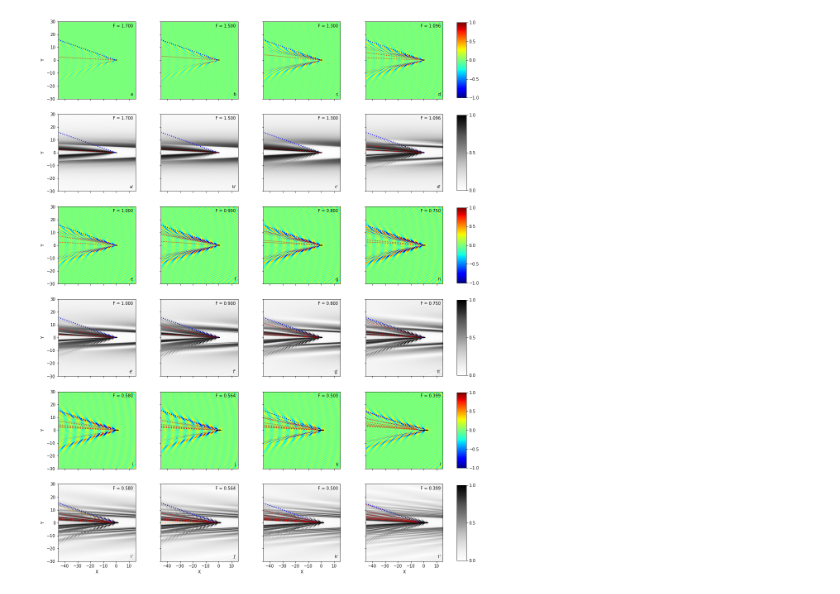
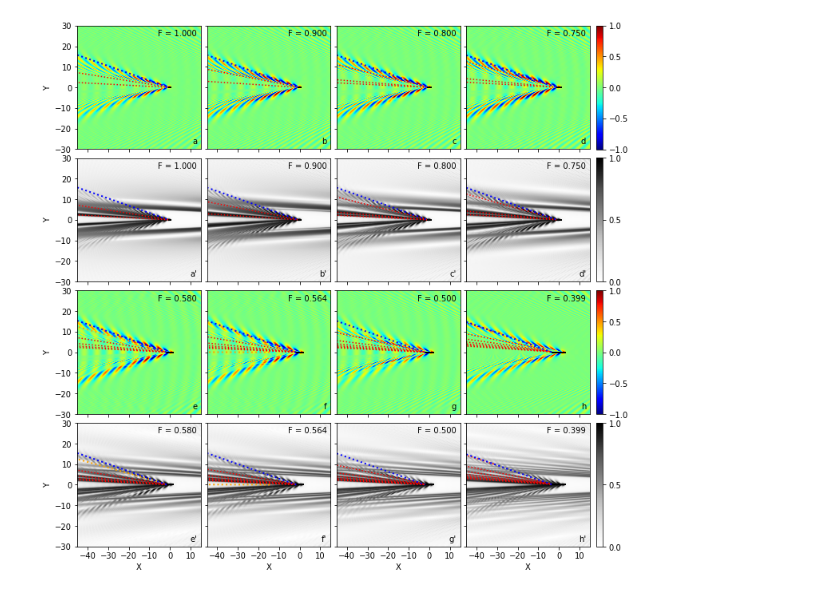
Before and after one commit to jcolen/kelvinmach, a Jupyter notebook: challenging_kelvin/FiniteLengthSegment.ipynb, the cells around one changed output. Drawn from its saved outputs; the diff is of its cells as text; code cells hidden in the pictures.

```diff
--- a/challenging_kelvin/FiniteLengthSegment.ipynb
+++ b/challenging_kelvin/FiniteLengthSegment.ipynb
@@ -91,10 +92,10 @@ def draw_wake_wedge(ax, x, ph, wedge, magnitude=False, bound=None):
     phi = phi / rnge * 2
 
     if magnitude:
-        img = plt.imshow(np.abs(phi), extent=[-r, r, -r, r], \
+        img = ax.imshow(np.abs(phi), extent=[-r, r, -r, r], \
                          interpolation='gaussian', cmap='Greys')
     else:
-        img = plt.imshow(phi, extent=[-r, r, -r, r], \
+        img = ax.imshow(phi, extent=[-r, r, -r, r], \
                          interpolation='gaussian')
     return img
 
@@ -119,11 +120,11 @@ def draw_wake_plot(ax, x, phi, bound=None, scale=False, magnitude=False):
         toshow -= avg
         toshow = toshow / (ubound - lbound) * 2
         if magnitude:
-            img = plt.imshow(np.abs(toshow), extent=[-r, r, -r, r], \
+            img = ax.imshow(np.abs(toshow), extent=[-r, r, -r, r], \
                              interpolation='gaussian', cmap='Greys',
                              vmin=0, vmax=1)
         else:
-            img = plt.imshow(toshow, extent=[-r, r, -r, r], \
+            img = ax.imshow(toshow, extent=[-r, r, -r, r], \
                              interpolation='gaussian',
                              vmin=-1, vmax=1)
     else:
@@ -133,10 +134,10 @@ def draw_wake_plot(ax, x, phi, bound=None, scale=False, magnitude=False):
         toshow = toshow - lbound - rnge/2
         toshow = toshow / rnge * 2
         if magnitude:
-            img = plt.imshow(np.abs(toshow), extent=[-r, r, -r, r], \
+            img = ax.imshow(np.abs(toshow), extent=[-r, r, -r, r], \
                              interpolation='gaussian', cmap='Greys')
         else:
-            img = plt.imshow(toshow, extent=[-r, r, -r, r], \
+            img = ax.imshow(toshow, extent=[-r, r, -r, r], \
                              interpolation='gaussian')
     return img
 
@@ -201,16 +202,16 @@ def phase_contour(ax, x, y, a, rng, extent, linestyles=':'):
 def phase_contour_diff_color(ax, x, y, a, f, rng, extent, colors=['orange', 'red'], kmax=None):
     fo = (2 * rng + 1) * np.pi
     kns = np.power(fo, 2) * np.power(f, 4)
-    print(kns)
+    #print(kns)
     if kmax is not None:
         fo = fo[kns < kmax]
         kns = kns[kns < kmax]
     mask = kns < 1.5
 
     ax.contour(x, y, fplus(x + a/2., y) - fplus(x - a/2., y), fo[mask],
-               colors=colors[0], linestyles=':', extent=extent, linewidths=1.5)
+               colors=colors[0], linestyles=':', extent=extent, linewidths=2)
     ax.contour(x, y, fminus(x + a/2., y) - fminus(x - a/2., y), fo[mask],
-               colors=colors[0], linestyles=':', extent=extent, linewidths=1.5)
+               colors=colors[0], linestyles=':', extent=extent, linewidths=2)
     ax.contour(x, y, fplus(x + a/2., y) - fplus(x - a/2., y), fo[~mask],
                 colors=colors[1], linestyles=':', extent=extent, linewidths=1.5)
     ax.contour(x, y, fminus(x + a/2., y) - fminus(x - a/2., y), fo[~mask],
@@ -325,5 +327,6 @@ create_large_figure(fig, Xdict, Pdict, toplot,
 # %%
 rows = np.array([bigFs, bigFs, lrgFs, lrgFs, smlFs, smlFs])
+rows = np.array([lrgFs, lrgFs, smlFs, smlFs])
 xbounds = [-45, 15]
 ybounds = [-30, 30]
 bound = 2
@@ -332,8 +335,8 @@ phase = np.arange(0, 8)
 
 npy, npx = rows.shape
 
-fig = plt.figure(figsize=(16, 4 * npy))
-axs, imgs = [None] * npy, [None] * npy
+#fig = plt.figure(figsize=(16, 4 * npy))
+fig, axes = plt.subplots(nrows=npy, ncols=npx, sharex='col', sharey='row', figsize=(11.5, 3 * npy))
 label = 'a'
 
 for j in range(npy):
@@ -341,9 +344,12 @@ for j in range(npy):
         ind = i + j * npx + 1
         fr = rows[j, i]
 
-        ax1 = fig.add_subplot(npy, npx, ind)
+        ax1 = axes[j][i]
+        ax1.set_adjustable('box-forced')
         ax1.set_xlim(xbounds)
+        ax1.set_xticks(np.arange(-40, 11, 10))
         ax1.set_ylim(ybounds)
+        ax1.set_yticks(np.arange(ybounds[0], ybounds[-1]+1, 10))
         ax1.text(0.97, 0.97, r'F = %.3f' % fr, transform=ax1.transAxes,
                     horizontalalignment='right',
                     verticalalignment='top')
@@ -361,44 +367,35 @@ for j in range(npy):
         img1 = draw_wake_plot(ax1, Xdict[fr], Pdict[fr],
                               scale=scale, bound=bound, magnitude=mag)
 
-        ax1.set_xlim(xbounds)
-        ax1.set_ylim(ybounds)
-
         a = 1. / (fr * fr)
         xm = Xdict[fr][Xdict[fr] < -0.5 * a]
         ym = Xdict[fr][Xdict[fr] > 0]
         x, y = np.meshgrid(xm, ym)
 
-        plt.plot(np.array([-0.5 * a, 0.5 * a]), np.zeros(2), color='black', linewidth=2)
+        ax1.plot(np.array([-0.5 * a, 0.5 * a]), np.zeros(2), color='black', linewidth=2)
         draw_kelvin_angle_long(ax1, xm, fr)
         phase_contour_diff_color(ax1, x, y, a, fr, phase, extent=[xm[0], xm[-1], ym[0], ym[-1]], kmax=kmax)
 
         if j == npy-1:
             ax1.set_xlabel('X')
-        else:
-            nlbls = len(ax1.get_xticklabels())
-            ax1.set_xticklabels([''] * nlbls)
         if i == 0:
             ax1.set_ylabel('Y')
-        else:
-            #Clear tick labels
-            nlbls = len(ax1.get_yticklabels())
-            ax1.set_yticklabels([''] * nlbls)
 
-        axs[j] = ax1
-        imgs[j] = img1
         if j %2 == 0:
             label = chr(ord(label) + 1)
 
 #Add colorbars
-fig.subplots_adjust(right=0.95)
+fig.subplots_adjust(wspace=0.05, hspace=0.07)
 ticksmag = [0, 0.5, 1]
 ticksreg = [-1, -0.5, 0, 0.5, 1]
 for j in range(npy):
-    bb = axs[j].get_position().bounds
-    cbar_ax = fig.add_axes([0.97, bb[1]+0.00125, 0.02, bb[3]-0.0025])
-    fig.colorbar(imgs[j], cax=cbar_ax,
-                 ticks=ticksreg if j % 2 == 0 else ticksmag)
+    bb = axes[j][i].get_position().bounds
+    cbar_ax = fig.add_axes([bb[0]+bb[2]+0.01, bb[1], 0.01, bb[3]])
+    children = [obj for obj in axes[j][-1].get_children() if isinstance(obj, AxesImage)]
+    if len(children) >= 1:
+        img = children[0]
+        fig.colorbar(img, cax=cbar_ax,
+                     ticks=ticksreg if j % 2 == 0 else ticksmag)
 
 plt.show()
 # %% [output]
@@ -422,2 +418,2 @@ l'
-[figure, old version]
+[figure, new version]
 # %%
```
Also changed, not shown: parts of 7 cells of this notebook, 5 other files.
